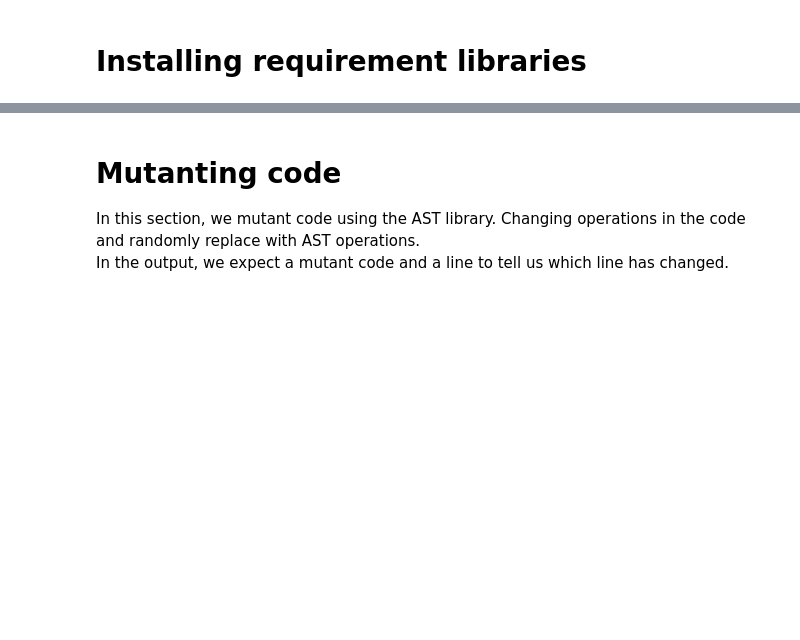
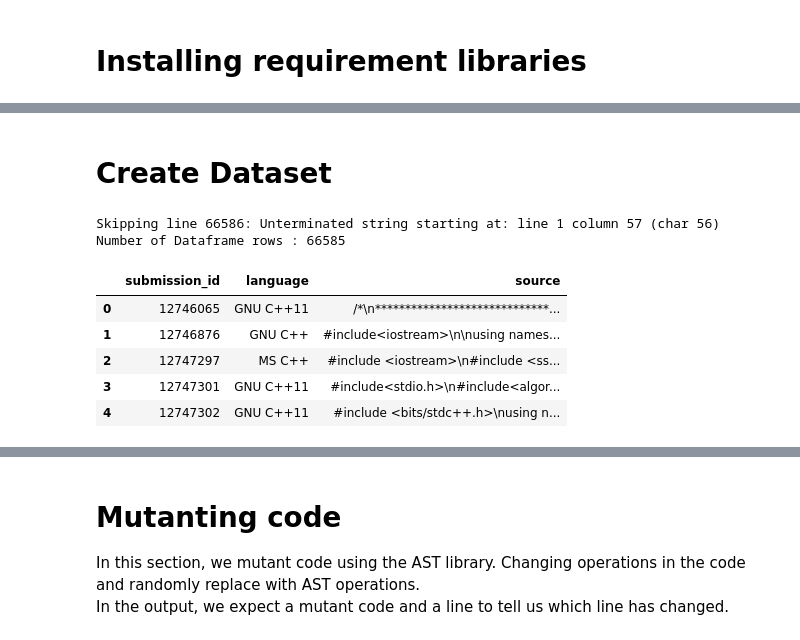
Before and after one commit to navidadkhah/Advanced-Bug-Detection-and-Fixing-Using-Fine-Tuned-LLM, a Jupyter notebook: Dataset/Create_dataset.ipynb, the cells around one changed output, grey strips where cells are left out. Cells and saved outputs as stored; diff of their text form; code cells hidden in the pictures; blank space fills up the shorter version.

```diff
--- a/Dataset/Create_dataset.ipynb
+++ b/Dataset/Create_dataset.ipynb
@@ -35,3 +45,33 @@ import numpy as np
 import ast    # To convert code to AST
 import astor  # To convert AST back to code
 import random  # To select mutations randomly
+# %% [markdown]
+# Create Dataset
+# %%
+# In this Cell, we convert our Jsonl file to Dataframe for better understanding
+PATH = '/content/drive/MyDrive/Bachelor\'s project/dump-original.jsonl'
+
+data = []
+
+# Read and parse each line of the JSONL file
+with open(PATH, 'r') as f:
+    for line_num, line in enumerate(f, start=1):
+        try:
+            json_obj = json.loads(line.strip())  # Parse the JSON object from the line
+            data.append(json_obj)  # Append valid JSON objects to the list
+        except json.JSONDecodeError as e:
+            print(f"Skipping line {line_num}: {e}")  # Catch and display any parsing errors
+
+# Convert the list of valid JSON objects to a Pandas DataFrame
+df = pd.DataFrame(data)
+print(f"Number of Dataframe rows : {len(df)}")
+df.head()
+# %% [output]
+Skipping line 66586: Unterminated string starting at: line 1 column 57 (char 56)
+Number of Dataframe rows : 66585
+|  | submission_id | language | source |
+| 0 | 12746065 | GNU C++11 | /*\n*****************************... |
+| 1 | 12746876 | GNU C++ | #include<iostream>\n\nusing names... |
+| 2 | 12747297 | MS C++ | #include <iostream>\n#include <ss... |
+| 3 | 12747301 | GNU C++11 | #include<stdio.h>\n#include<algor... |
+| 4 | 12747302 | GNU C++11 | #include <bits/stdc++.h>\nusing n... |
```
Also changed, not shown: parts of 30 cells of this notebook.
